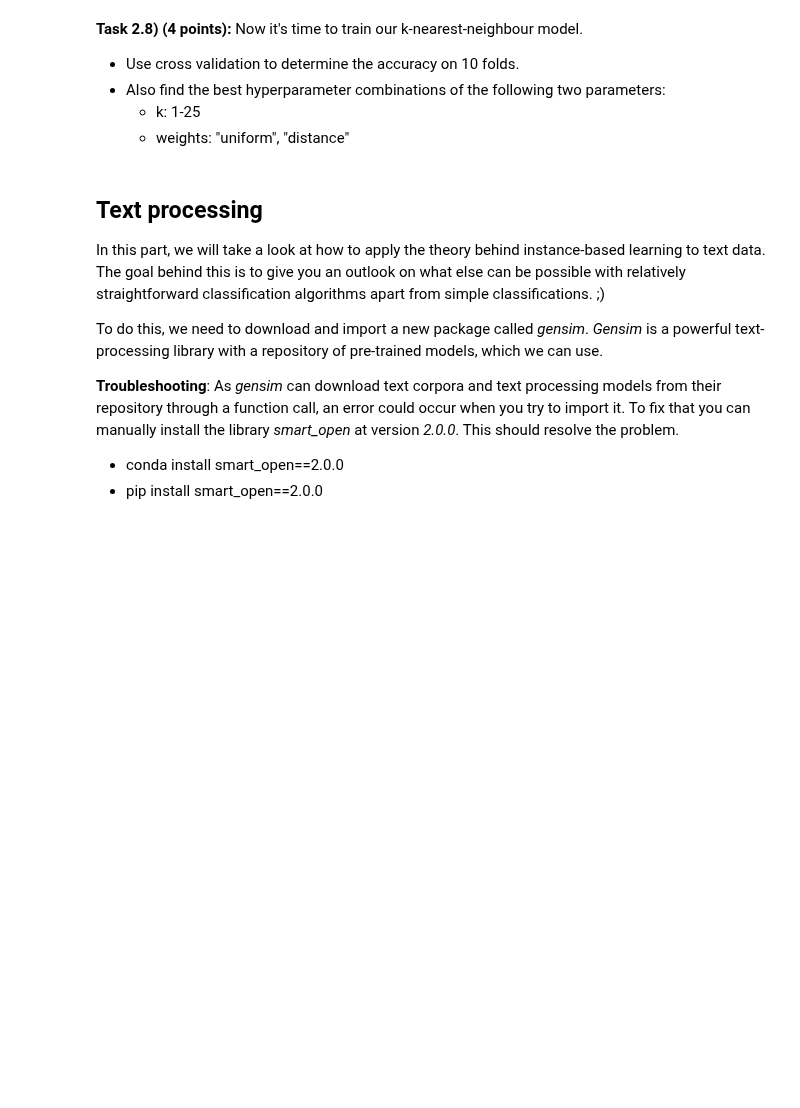
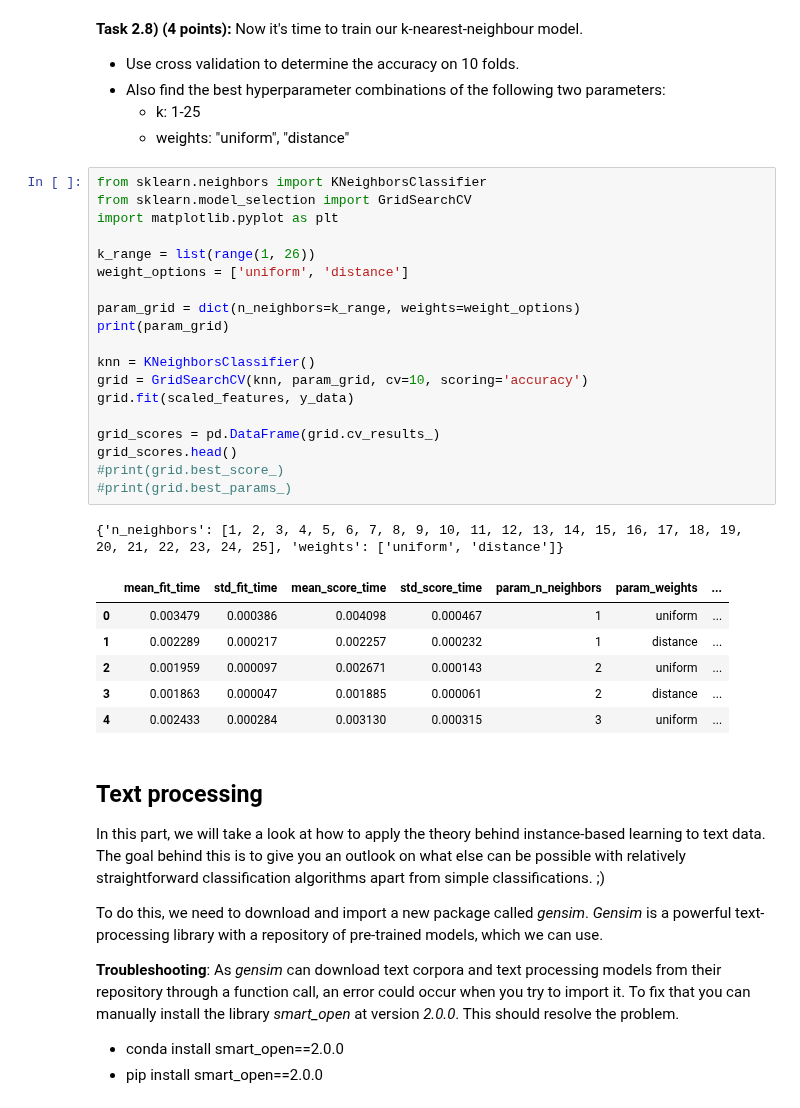
Before and after one commit to FAHADSUST/ML-Assignment, a Jupyter notebook: assignment_graded_2/assignment_graded_2.ipynb, the cells around one changed output. Cells and saved outputs as stored; diff of their text form; blank space fills up the shorter version.

```diff
--- a/assignment_graded_2/assignment_graded_2.ipynb
+++ b/assignment_graded_2/assignment_graded_2.ipynb
@@ -151,6 +151,33 @@ __Task 2.8) (4 points):__ Now it's time to train our k-nearest-neighbour model.
 - Also find the best hyperparameter combinations of the following two parameters:
     - k: 1-25
     - weights: "uniform", "distance"
+# %%
+from sklearn.neighbors import KNeighborsClassifier
+from sklearn.model_selection import GridSearchCV
+import matplotlib.pyplot as plt
+
+k_range = list(range(1, 26))
+weight_options = ['uniform', 'distance']
+
+param_grid = dict(n_neighbors=k_range, weights=weight_options)
+print(param_grid)
+
+knn = KNeighborsClassifier()
+grid = GridSearchCV(knn, param_grid, cv=10, scoring='accuracy')
+grid.fit(scaled_features, y_data)
+
+grid_scores = pd.DataFrame(grid.cv_results_)
+grid_scores.head()
+#print(grid.best_score_)
+#print(grid.best_params_)
+# %% [output]
+{'n_neighbors': [1, 2, 3, 4, 5, 6, 7, 8, 9, 10, 11, 12, 13, 14, 15, 16, 17, 18, 19, 20, 21, 22, 23, 24, 25], 'weights': ['uniform', 'distance']}
+|  | mean_fit_time | std_fit_time | mean_score_time | std_score_time | param_n_neighbors | param_weights | ... |
+| 0 | 0.003479 | 0.000386 | 0.004098 | 0.000467 | 1 | uniform | ... |
+| 1 | 0.002289 | 0.000217 | 0.002257 | 0.000232 | 1 | distance | ... |
+| 2 | 0.001959 | 0.000097 | 0.002671 | 0.000143 | 2 | uniform | ... |
+| 3 | 0.001863 | 0.000047 | 0.001885 | 0.000061 | 2 | distance | ... |
+| 4 | 0.002433 | 0.000284 | 0.003130 | 0.000315 | 3 | uniform | ... |
 # %% [markdown]
 ## Text processing
 In this part, we will take a look at how to apply the theory behind instance-based learning to text data. The goal behind this is to give you an outlook on what else can be possible with relatively straightforward classification algorithms apart from simple classifications. ;)
```
